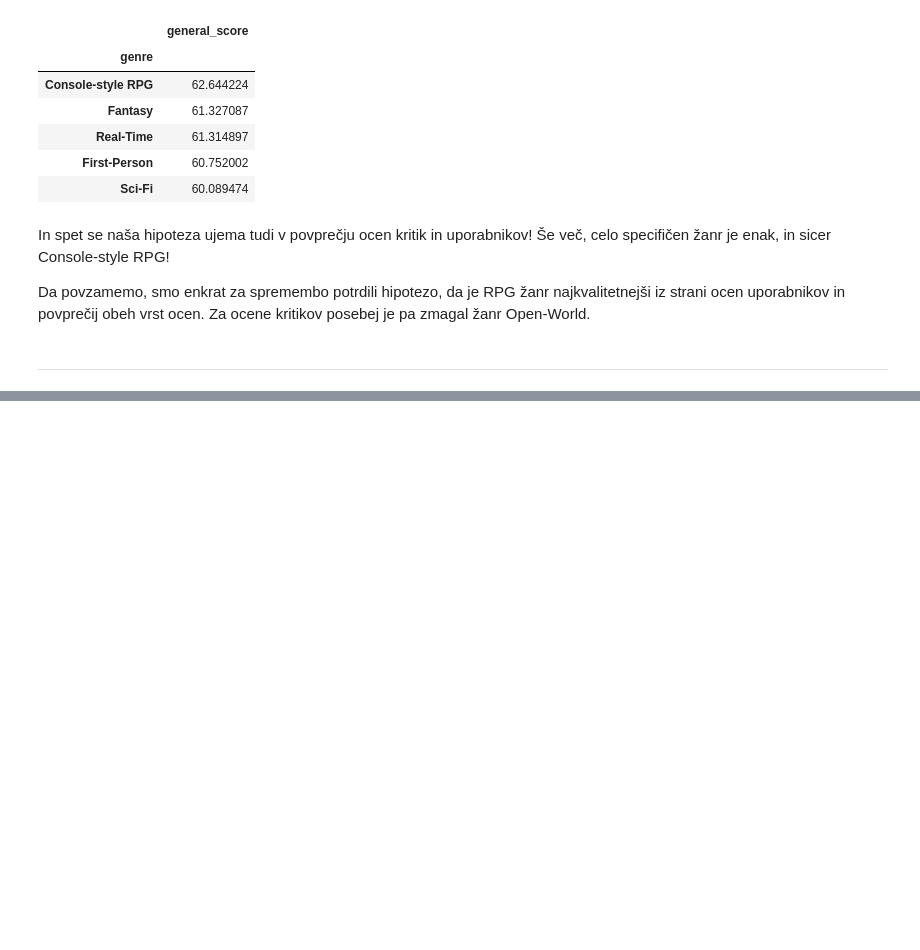
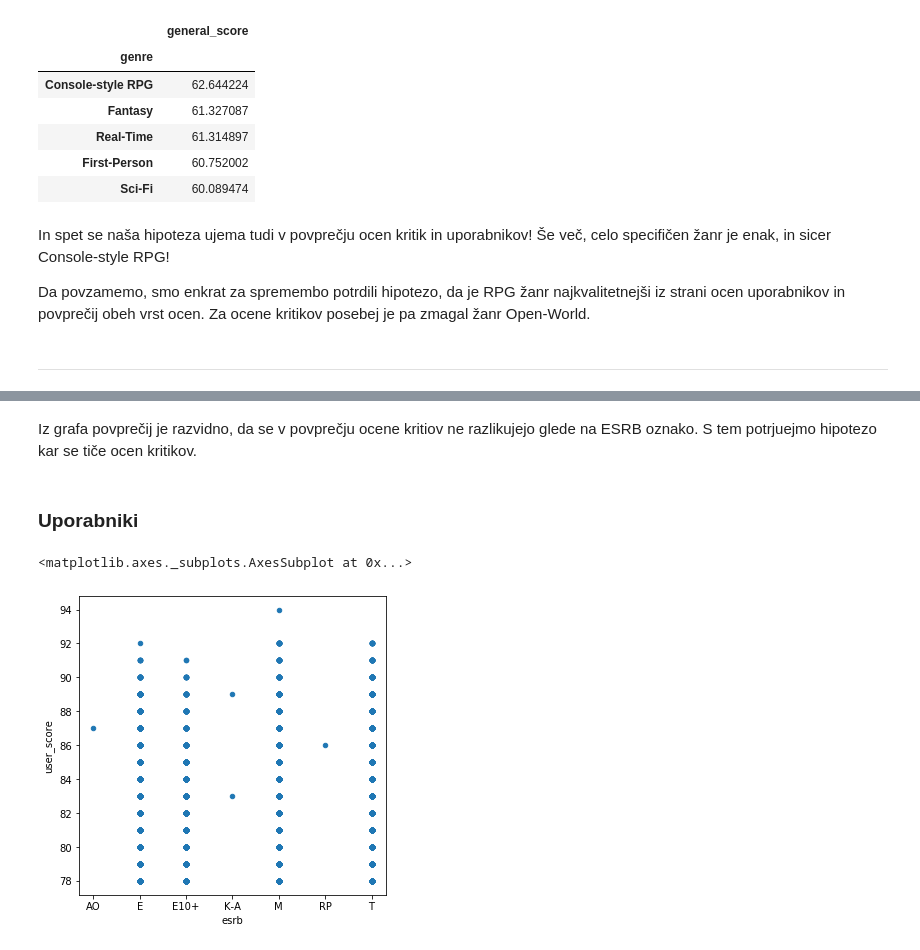
Before and after one commit to AndrazCepic/Naj-Igre, a Jupyter notebook: Naj_Igre.ipynb, the cells around one changed output, grey strips where cells are left out. Drawn from its saved outputs; the diff is of its cells as text; code cells hidden in the pictures; blank space fills up the shorter version.

```diff
--- a/Naj_Igre.ipynb
+++ b/Naj_Igre.ipynb
@@ -927,0 +961,13 @@ Da povzamemo, smo enkrat za spremembo potrdili hipotezo, da je RPG žanr najkval
+# %% [markdown]
+Iz grafa povprečij je razvidno, da se v povprečju ocene kritiov ne razlikujejo glede na ESRB oznako. S tem potrjuejmo hipotezo kar se tiče ocen kritikov.
+# %% [markdown]
+### Uporabniki
+# %%
+data[data['user_score'] >= 70].sort_values(
+    'esrb'
+).plot.scatter(
+    'esrb', 'user_score', figsize=(5.5,5.5)
+)
+# %% [output]
+<matplotlib.axes._subplots.AxesSubplot at 0x...>
+[figure, added]
```
Also changed, not shown: parts of 45 cells of this notebook, 1 other file.
